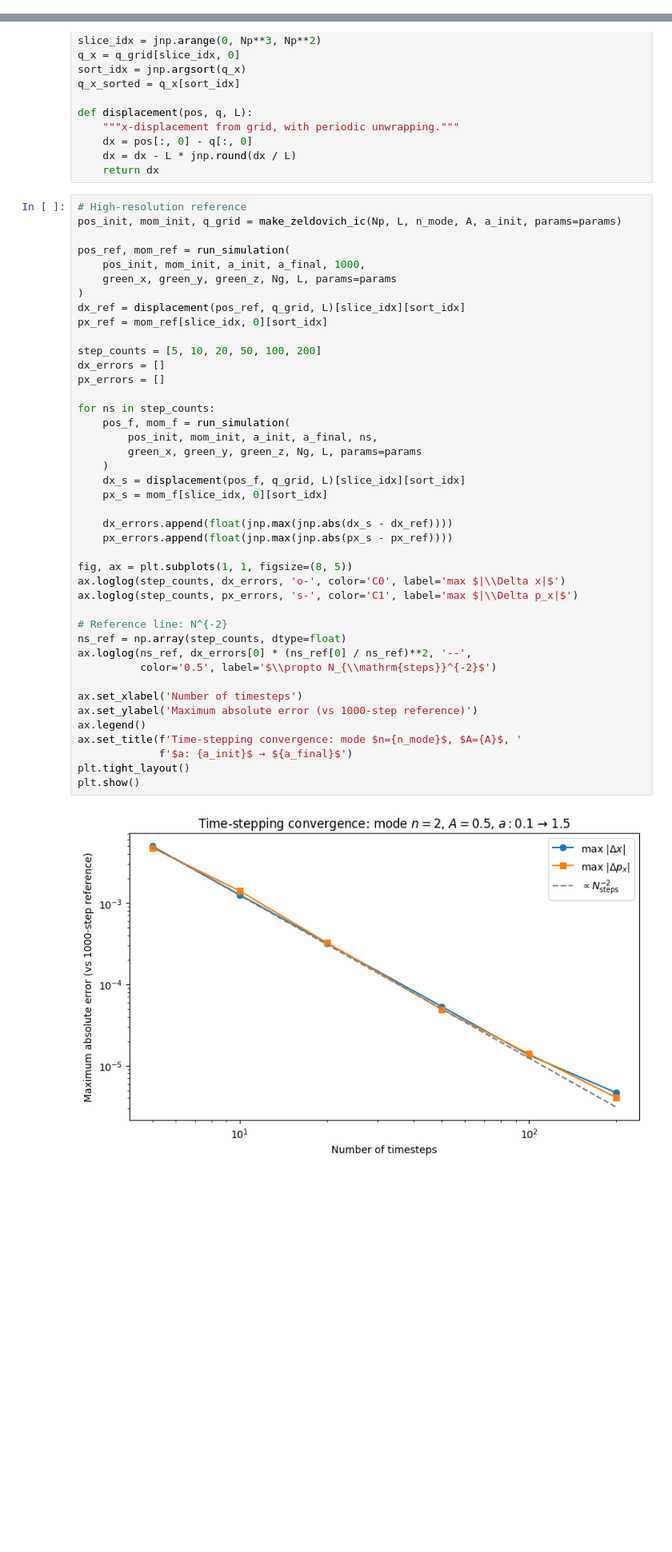
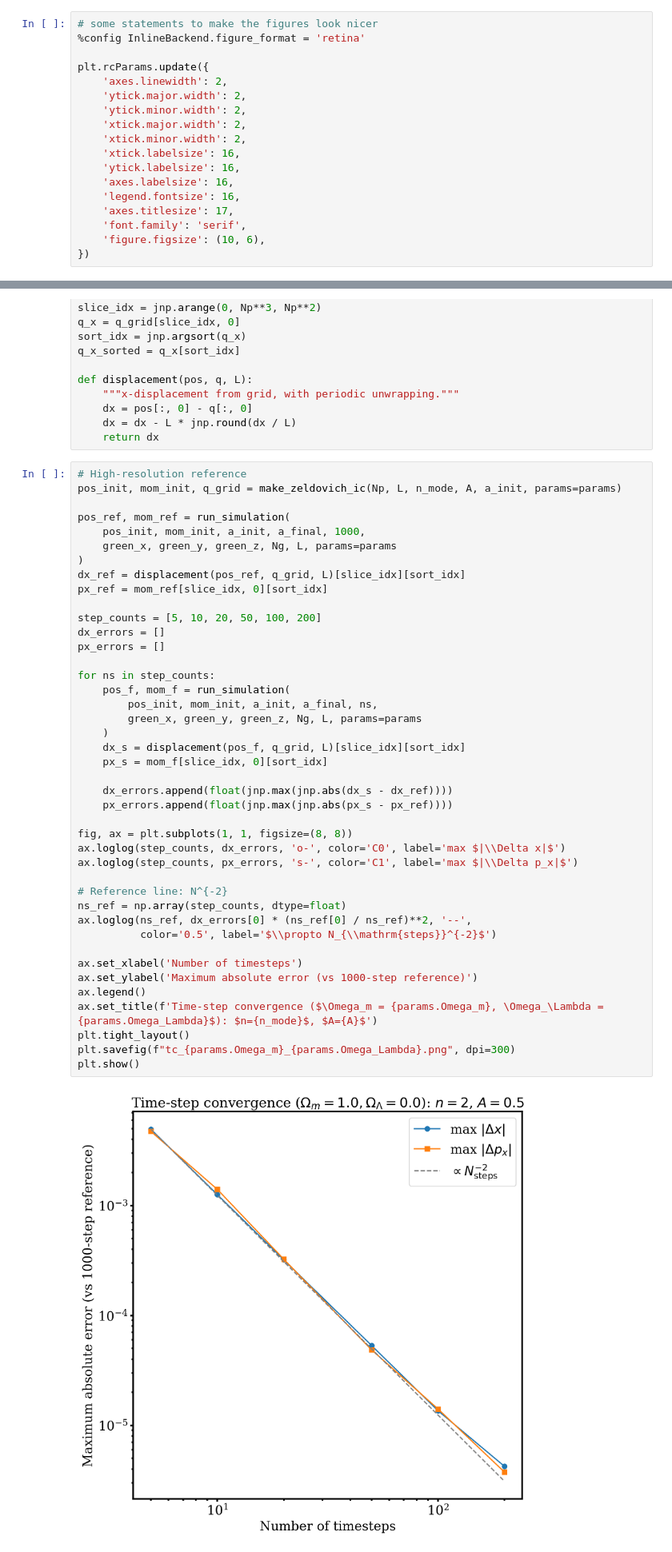
Before and after one commit to auroriasjn/CosmologyFinalProject, a Jupyter notebook: test_notebook.ipynb, the cells around one changed output, grey strips where cells are left out. Shown at 80% size. Drawn from its saved outputs; the diff is of its cells as text; blank space fills up the shorter version.

```diff
--- a/test_notebook.ipynb
+++ b/test_notebook.ipynb
@@ -23,3 +20,21 @@ The autoreload extension is already loaded. To reload it, use:
+# %%
+# some statements to make the figures look nicer
+%config InlineBackend.figure_format = 'retina'
+
+plt.rcParams.update({
+    'axes.linewidth': 2,
+    'ytick.major.width': 2,
+    'ytick.minor.width': 2,
+    'xtick.major.width': 2,
+    'xtick.minor.width': 2,
+    'xtick.labelsize': 16,
+    'ytick.labelsize': 16,
+    'axes.labelsize': 16,
+    'legend.fontsize': 16,
+    'axes.titlesize': 17,
+    'font.family': 'serif',
+    'figure.figsize': (10, 6),
+})
 # %%
 # Caching directory
 DATA_DIR = os.path.expanduser("data")
@@ -251,37 +266,37 @@ px_ref = mom_ref[slice_idx, 0][sort_idx]
 
 step_counts = [5, 10, 20, 50, 100, 200]
 dx_errors = []
 px_errors = []
 
 for ns in step_counts:
     pos_f, mom_f = run_simulation(
         pos_init, mom_init, a_init, a_final, ns,
         green_x, green_y, green_z, Ng, L, params=params
     )
     dx_s = displacement(pos_f, q_grid, L)[slice_idx][sort_idx]
     px_s = mom_f[slice_idx, 0][sort_idx]
 
     dx_errors.append(float(jnp.max(jnp.abs(dx_s - dx_ref))))
     px_errors.append(float(jnp.max(jnp.abs(px_s - px_ref))))
 
-fig, ax = plt.subplots(1, 1, figsize=(8, 5))
+fig, ax = plt.subplots(1, 1, figsize=(8, 8))
 ax.loglog(step_counts, dx_errors, 'o-', color='C0', label='max $|\\Delta x|$')
 ax.loglog(step_counts, px_errors, 's-', color='C1', label='max $|\\Delta p_x|$')
 
 # Reference line: N^{-2}
 ns_ref = np.array(step_counts, dtype=float)
 ax.loglog(ns_ref, dx_errors[0] * (ns_ref[0] / ns_ref)**2, '--',
           color='0.5', label='$\\propto N_{\\mathrm{steps}}^{-2}$')
 
 ax.set_xlabel('Number of timesteps')
 ax.set_ylabel('Maximum absolute error (vs 1000-step reference)')
 ax.legend()
-ax.set_title(f'Time-stepping convergence: mode $n={n_mode}$, $A={A}$, '
-             f'$a: {a_init}$ → ${a_final}$')
+ax.set_title(f'Time-step convergence ($\Omega_m = {params.Omega_m}, \Omega_\Lambda = {params.Omega_Lambda}$): $n={n_mode}$, $A={A}$')
 plt.tight_layout()
+plt.savefig(f"tc_{params.Omega_m}_{params.Omega_Lambda}.png", dpi=300)
 plt.show()
 # %% [output]
-[figure, old version]
+[figure, new version]
 # %%
 grid_sizes = [32, 64, 128]
 n_steps_hires = 500  # enough steps to make time-stepping error negligible
```
Also changed, not shown: parts of 10 cells of this notebook, 8 other files.
